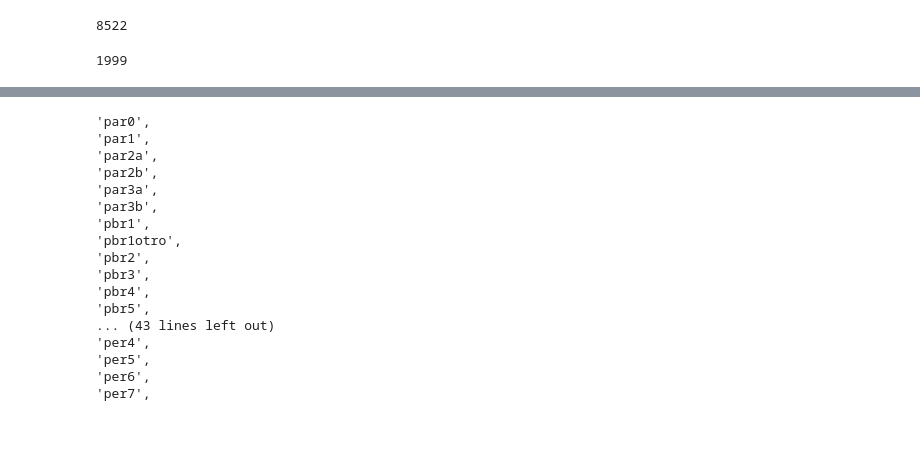
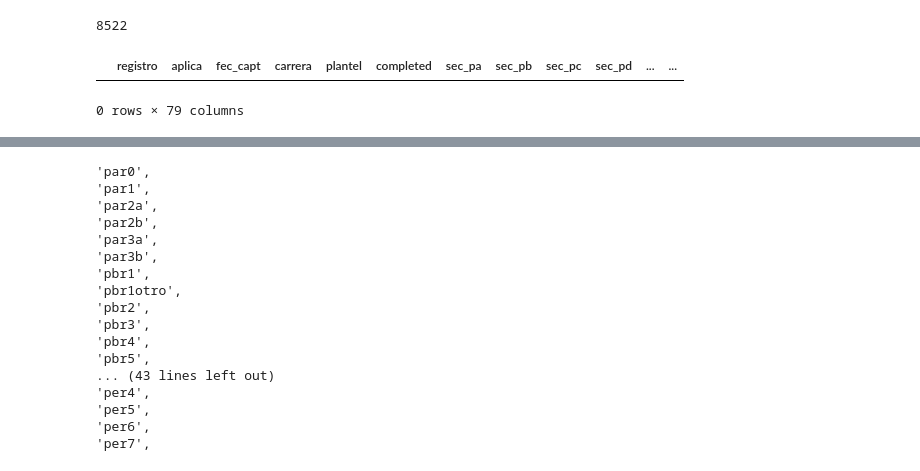
Before and after one commit to AjoloteCosmico/PVE-polls, a Jupyter notebook: public/work-data.ipynb, the cells around one changed output, grey strips where cells are left out. Cells and saved outputs as stored; diff of their text form; code cells hidden in the pictures; blank space fills up the shorter version.

Commit message:
errores posgrado ajax corregido

```diff
--- a/public/work-data.ipynb
+++ b/public/work-data.ipynb
@@ -2653,8 +2653,11 @@ correos['nombre']=correos['nombre']+' '+correos['paterno']+' '+correos['materno'
 correos[['nombre','cuenta','plan','programa','correo']].to_excel('correos_posgrado_no_contestado_tercera_vuelta.xlsx',index=False)
 # %%
 
-respuestas=pd.read_sql("select * from respuestas_posgrado where completed='1'",cnx)
+respuestas=pd.read_sql("select r.*,e.plan as eg_plan from respuestas_posgrado as r inner join egresados_posgrado as e on r.cuenta =e.cuenta where r.completed='1'",cnx)
-# %%
-len(respuestas)
-# %% [output]
-1999
+# %%
+respuestas=respuestas.drop_duplicates(subset=['registro'], keep='first')
+# %%
+respuestas[respuestas['cuenta'].duplicated()]
+# %% [output]
+|  | registro | aplica | fec_capt | carrera | plantel | completed | sec_pa | sec_pb | sec_pc | sec_pd | ... | ... |
+0 rows × 79 columns
```
Also changed, not shown: parts of 3 cells of this notebook, 6 other files.
